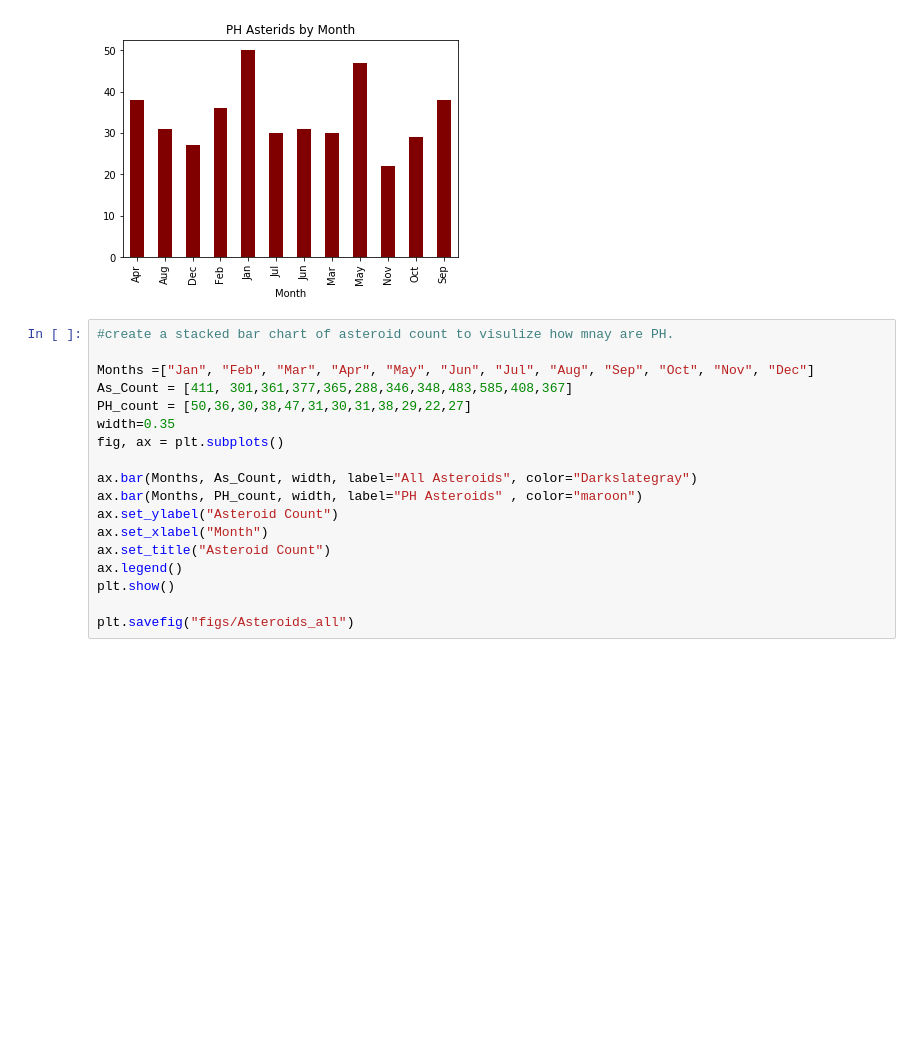
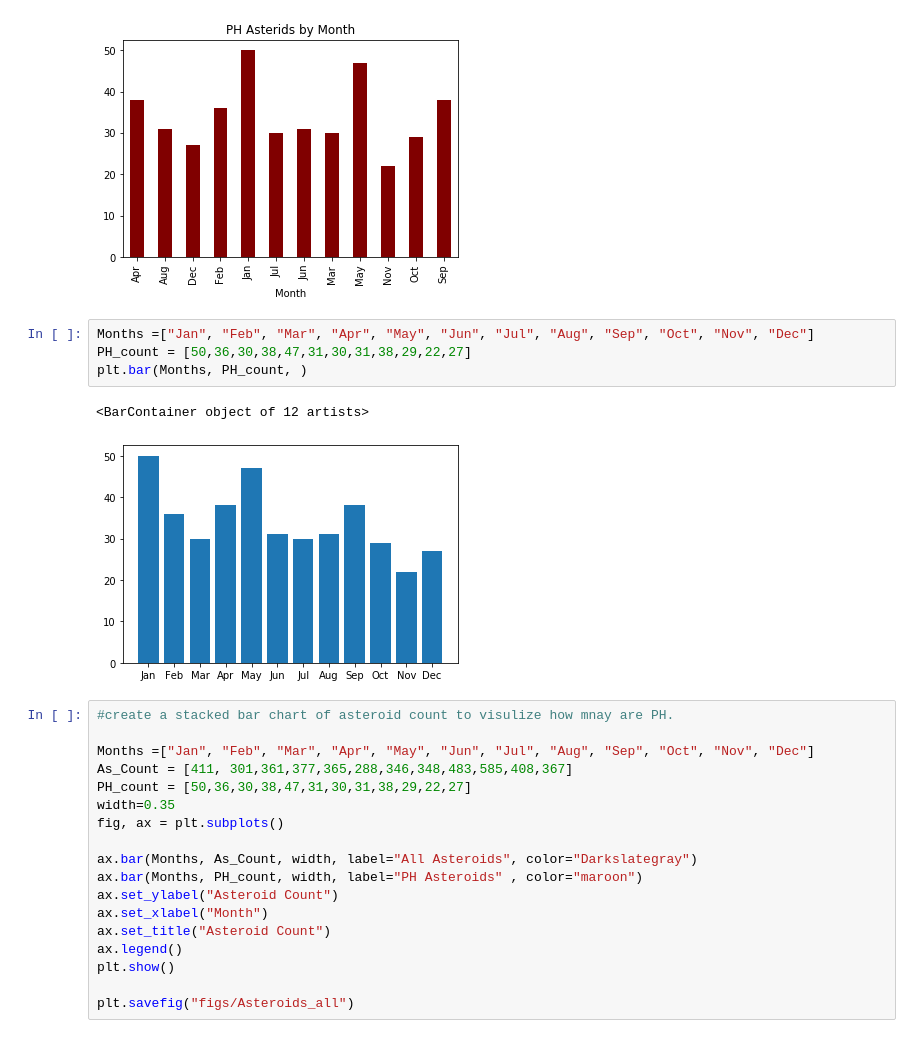
Before and after one commit to AmyAndersson/Datanauts_Project, a Jupyter notebook: PH_Asteroids.ipynb, the cells around one changed output. Cells and saved outputs as stored; diff of their text form; blank space fills up the shorter version.

```diff
--- a/PH_Asteroids.ipynb
+++ b/PH_Asteroids.ipynb
@@ -141,6 +141,13 @@ AbyMon.set_ylabel=("Asteroid count")
 plt.savefig("figs/PH Asteroids by Month")
 # %% [output]
 [figure]
+# %%
+Months =["Jan", "Feb", "Mar", "Apr", "May", "Jun", "Jul", "Aug", "Sep", "Oct", "Nov", "Dec"]
+PH_count = [50,36,30,38,47,31,30,31,38,29,22,27]
+plt.bar(Months, PH_count, )
+# %% [output]
+<BarContainer object of 12 artists>
+[figure, added]
 # %%
 #create a stacked bar chart of asteroid count to visulize how mnay are PH.
 
```
Also changed, not shown: parts of 2 cells of this notebook, 11 other files.
